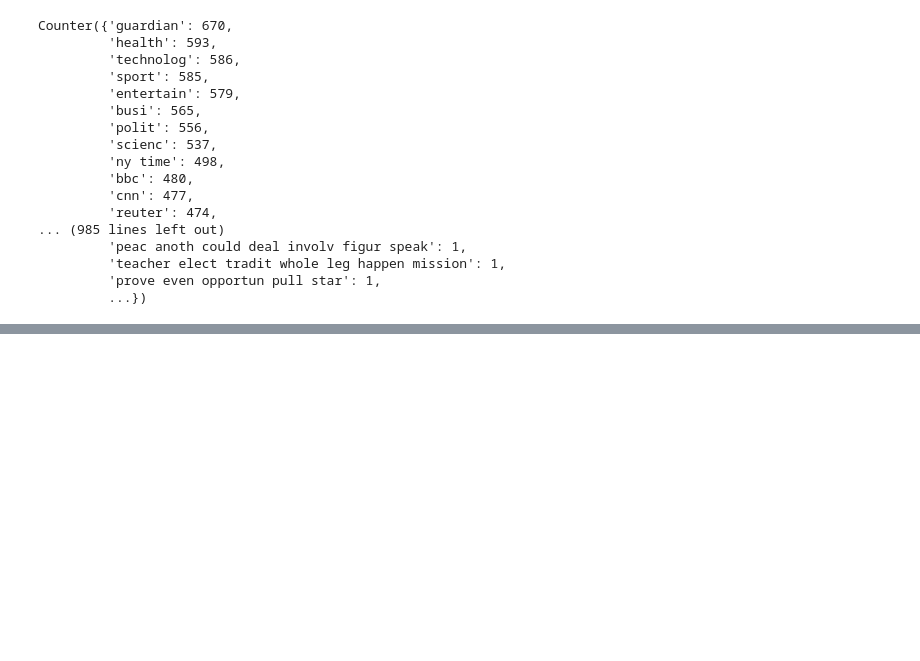
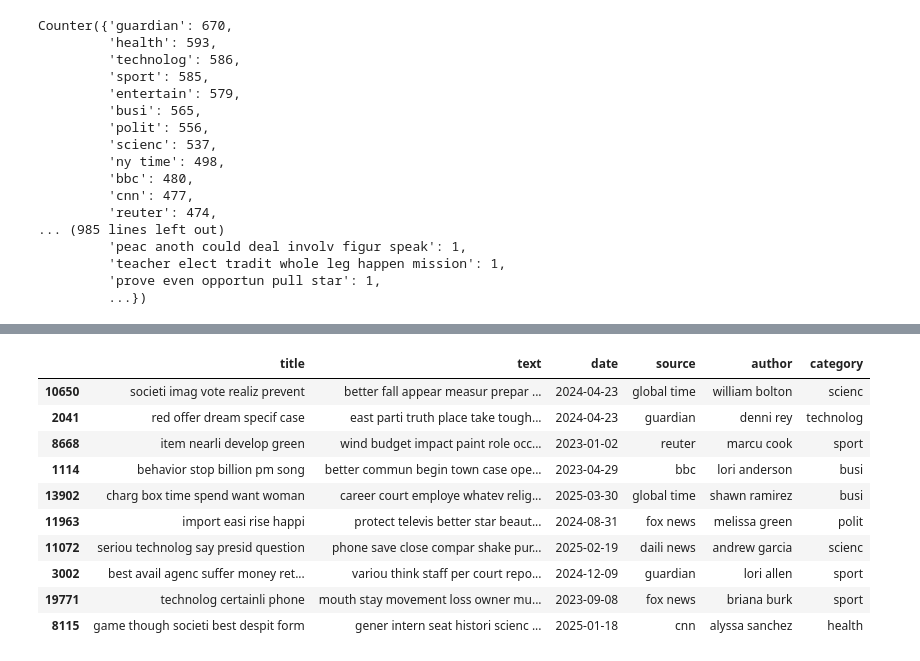
Before and after one commit to savindumahasen/FakeNewsDetectionSystem, a Jupyter notebook: NewsClassification.ipynb, the cells around one changed output, grey strips where cells are left out. Drawn from its saved outputs; the diff is of its cells as text; code cells hidden in the pictures; blank space fills up the shorter version.

Commit message:
Drop the target column from test set

```diff
--- a/NewsClassification.ipynb
+++ b/NewsClassification.ipynb
@@ -1302,0 +1312,16 @@ save_vocabulary(vocab_test,'vocabulary_test.txt')
+# %%
+test_set_features=test_set.drop('label',axis=1)
+# %%
+test_set_features.head(10)
+# %% [output]
+|  | title | text | date | source | author | category |
+| 10650 | societi imag vote realiz prevent | better fall appear measur prepar ... | 2024-04-23 | global time | william bolton | scienc |
+| 2041 | red offer dream specif case | east parti truth place take tough... | 2024-04-23 | guardian | denni rey | technolog |
+| 8668 | item nearli develop green | wind budget impact paint role occ... | 2023-01-02 | reuter | marcu cook | sport |
+| 1114 | behavior stop billion pm song | better commun begin town case ope... | 2023-04-29 | bbc | lori anderson | busi |
+| 13902 | charg box time spend want woman | career court employe whatev relig... | 2025-03-30 | global time | shawn ramirez | busi |
+| 11963 | import easi rise happi | protect televis better star beaut... | 2024-08-31 | fox news | melissa green | polit |
+| 11072 | seriou technolog say presid question | phone save close compar shake pur... | 2025-02-19 | daili news | andrew garcia | scienc |
+| 3002 | best avail agenc suffer money ret... | variou think staff per court repo... | 2024-12-09 | guardian | lori allen | sport |
+| 19771 | technolog certainli phone | mouth stay movement loss owner mu... | 2023-09-08 | fox news | briana burk | sport |
+| 8115 | game though societi best despit form | gener intern seat histori scienc ... | 2025-01-18 | cnn | alyssa sanchez | health |
```
Also changed, not shown: parts of 1 cell of this notebook.
